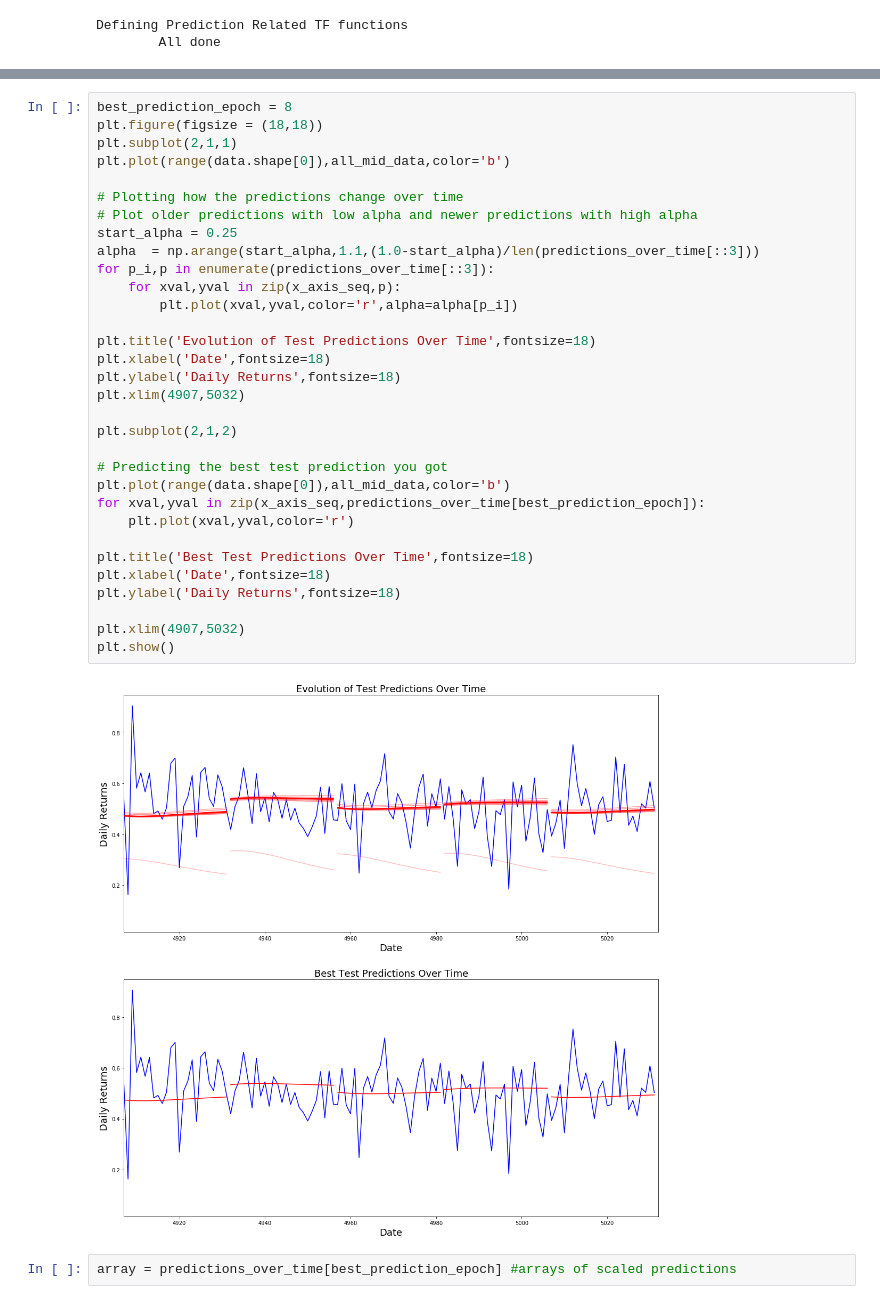
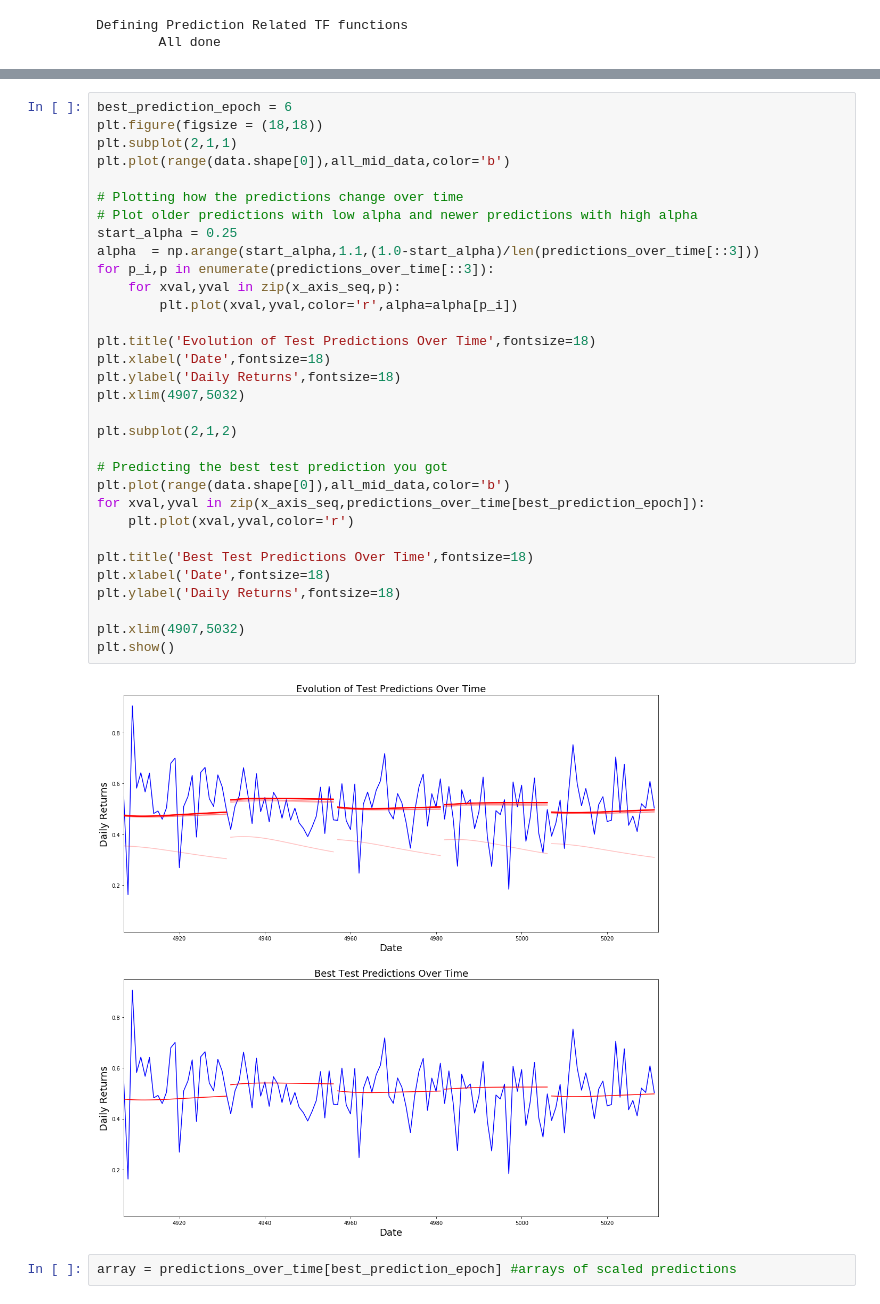
Before and after one commit to cjriggio/sector_rotation_final_project, a Jupyter notebook: LSTM_XLI_returns.ipynb, the cells around one changed output, grey strips where cells are left out. Cells and saved outputs as stored; diff of their text form.

```diff
--- a/LSTM_XLI_returns.ipynb
+++ b/LSTM_XLI_returns.ipynb
@@ -535,37 +529,37 @@ round(min(test_mse_ot), 5) #Lowest test MSE
 # %%
-best_prediction_epoch = 8
+best_prediction_epoch = 6
 plt.figure(figsize = (18,18))
 plt.subplot(2,1,1)
 plt.plot(range(data.shape[0]),all_mid_data,color='b')
 
 # Plotting how the predictions change over time
 # Plot older predictions with low alpha and newer predictions with high alpha
 start_alpha = 0.25
 alpha  = np.arange(start_alpha,1.1,(1.0-start_alpha)/len(predictions_over_time[::3]))
 for p_i,p in enumerate(predictions_over_time[::3]):
     for xval,yval in zip(x_axis_seq,p):
         plt.plot(xval,yval,color='r',alpha=alpha[p_i])
 
 plt.title('Evolution of Test Predictions Over Time',fontsize=18)
 plt.xlabel('Date',fontsize=18)
 plt.ylabel('Daily Returns',fontsize=18)
 plt.xlim(4907,5032)
 
 plt.subplot(2,1,2)
 
 # Predicting the best test prediction you got
 plt.plot(range(data.shape[0]),all_mid_data,color='b')
 for xval,yval in zip(x_axis_seq,predictions_over_time[best_prediction_epoch]):
     plt.plot(xval,yval,color='r')
 
 plt.title('Best Test Predictions Over Time',fontsize=18)
 plt.xlabel('Date',fontsize=18)
 plt.ylabel('Daily Returns',fontsize=18)
 
 plt.xlim(4907,5032)
 plt.show()
 # %% [output]
-[figure, old version]
+[figure, new version]
 # %%
 array = predictions_over_time[best_prediction_epoch] #arrays of scaled predictions
 # %%
```
Also changed, not shown: parts of 4 cells of this notebook.
